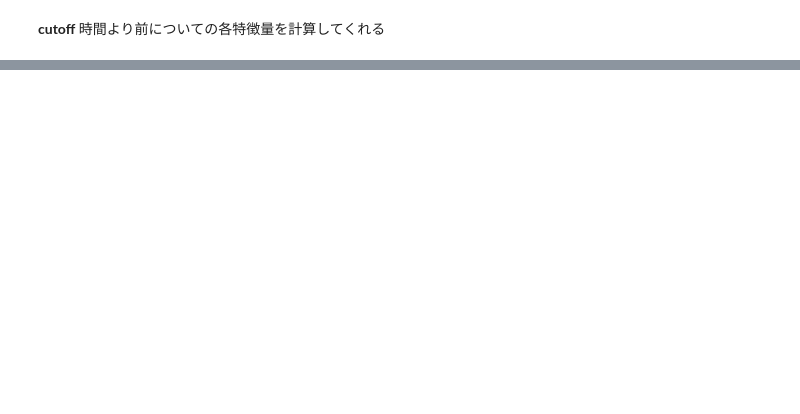
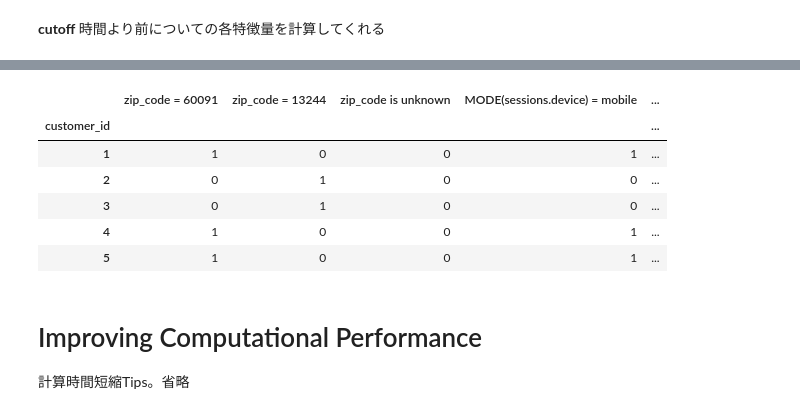
Before and after one commit to gingi99/HowToPython, a Jupyter notebook: featuretools/featuretools.ipynb, the cells around one changed output, grey strips where cells are left out. Saved outputs shown, nothing was run; the diff lists cells and outputs as text; code cells hidden in the pictures; blank space fills up the shorter version.

```diff
--- a/featuretools/featuretools.ipynb
+++ b/featuretools/featuretools.ipynb
@@ -669,0 +834,16 @@ fm
+# %%
+feature_matrix_enc, features_enc = ft.encode_features(feature_matrix, feature_defs)
+# %%
+feature_matrix_enc
+# %% [output]
+|  | zip_code = 60091 | zip_code = 13244 | zip_code is unknown | MODE(sessions.device) = mobile | ... |
+| customer_id |  |  |  |  | ... |
+| 1 | 1 | 0 | 0 | 1 | ... |
+| 2 | 0 | 1 | 0 | 0 | ... |
+| 3 | 0 | 1 | 0 | 0 | ... |
+| 4 | 1 | 0 | 0 | 1 | ... |
+| 5 | 1 | 0 | 0 | 1 | ... |
+# %% [markdown]
+# Improving Computational Performance
+
+計算時間短縮Tips。省略
```
Also changed, not shown: parts of 52 cells of this notebook.
